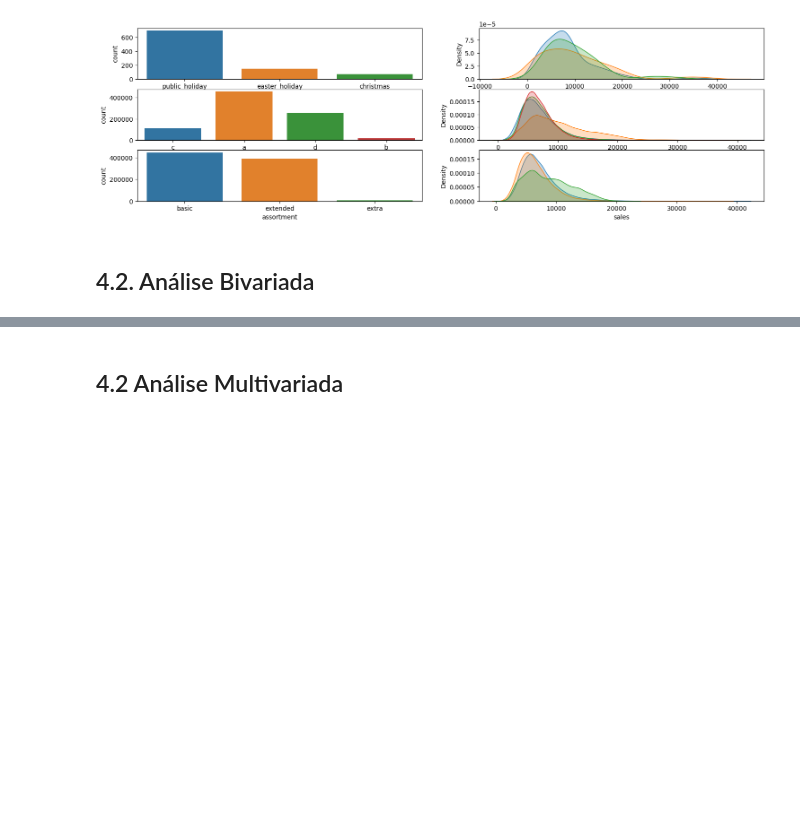
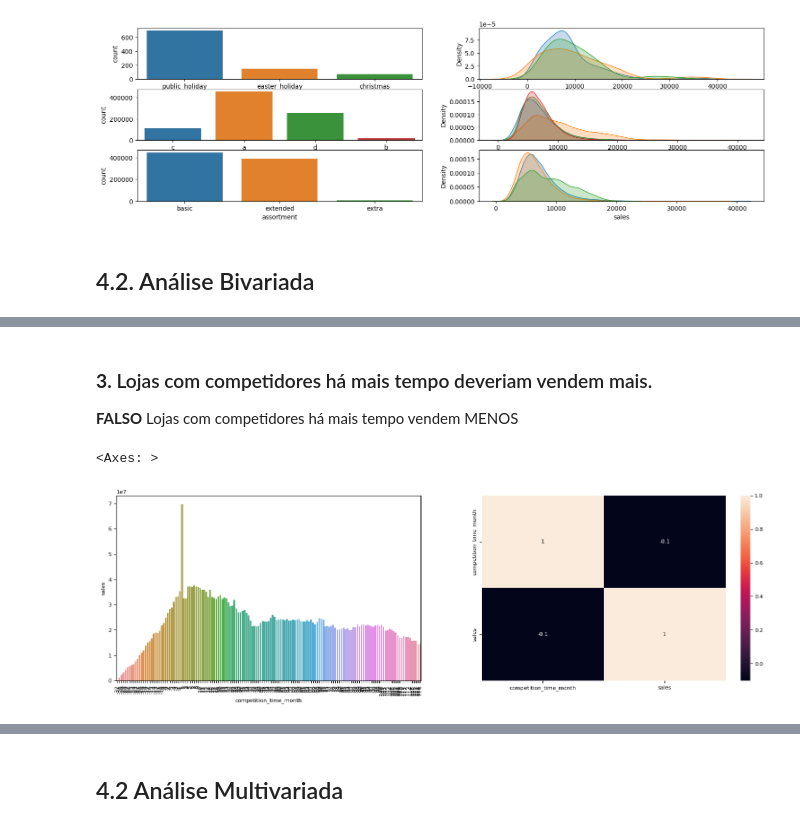
Before and after one commit to ezequielpf/rossmann_sales_prediction, a Jupyter notebook: notebooks/store_sales_predict.ipynb, the cells around one changed output, grey strips where cells are left out. Saved outputs shown, nothing was run; the diff lists cells and outputs as text; code cells hidden in the pictures; blank space fills up the shorter version.

```diff
--- a/notebooks/store_sales_predict.ipynb
+++ b/notebooks/store_sales_predict.ipynb
@@ -441,0 +495,16 @@ sns.kdeplot(df4[df4['assortment'] == 'extra']['sales'], label='extra', fill=True
+# %% [markdown]
+### **3.** Lojas com competidores há mais tempo deveriam vendem mais.
+**FALSO** Lojas com competidores há mais tempo vendem MENOS
+# %%
+aux1 = df4[['competition_time_month', 'sales']].groupby('competition_time_month').sum().reset_index()
+aux2 = aux1[(aux1['competition_time_month'] < 120) & (aux1['competition_time_month'] != 0)]
+
+plt.subplot(1,2,1)
+sns.barplot(x='competition_time_month', y='sales', data=aux2);
+plt.xticks(rotation=90);
+
+plt.subplot(1,2,2)
+sns.heatmap(aux1.corr(method='pearson'), annot=True)
+# %% [output]
+<Axes: >
+[figure, added]
```
Also changed, not shown: parts of 8 cells of this notebook.
